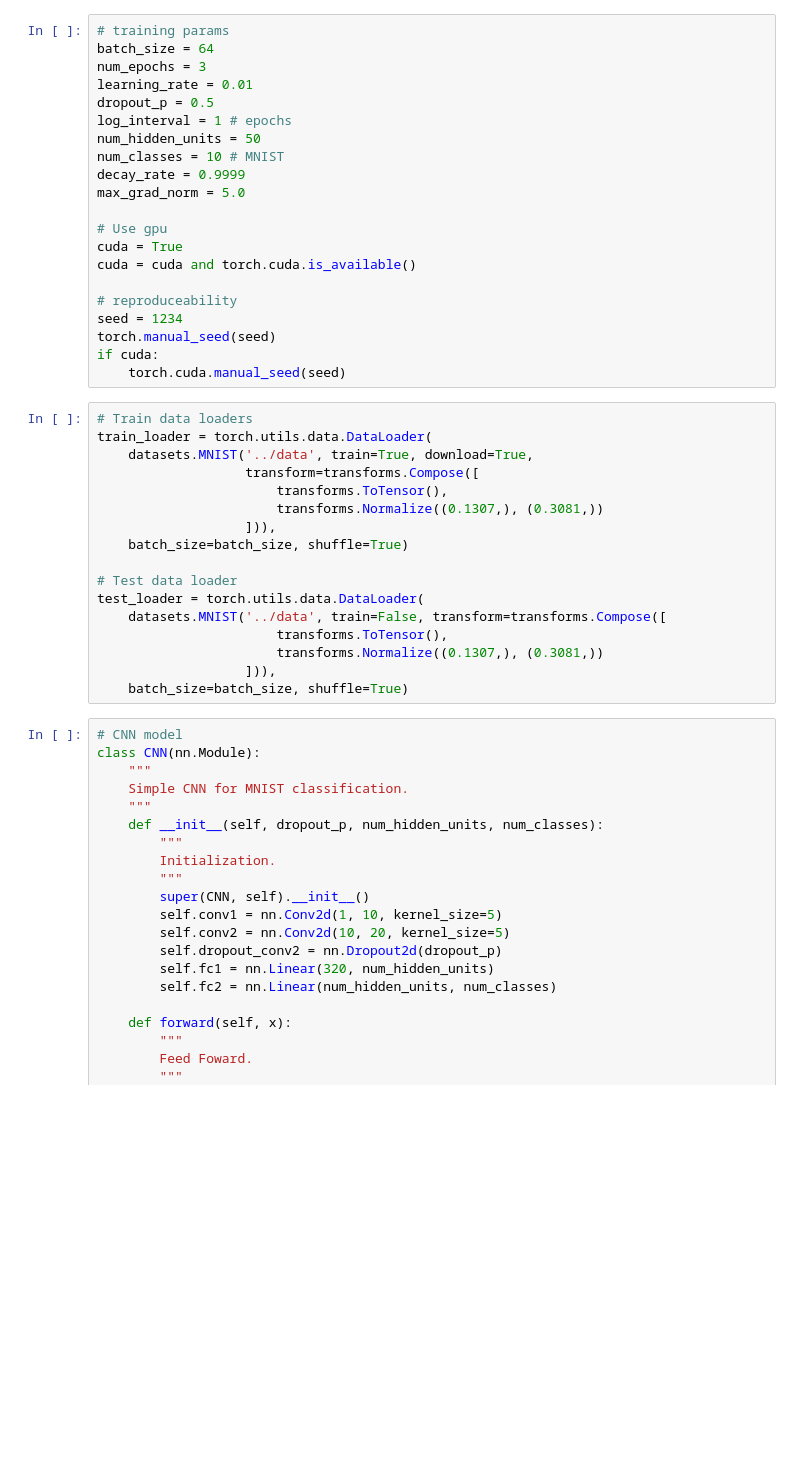
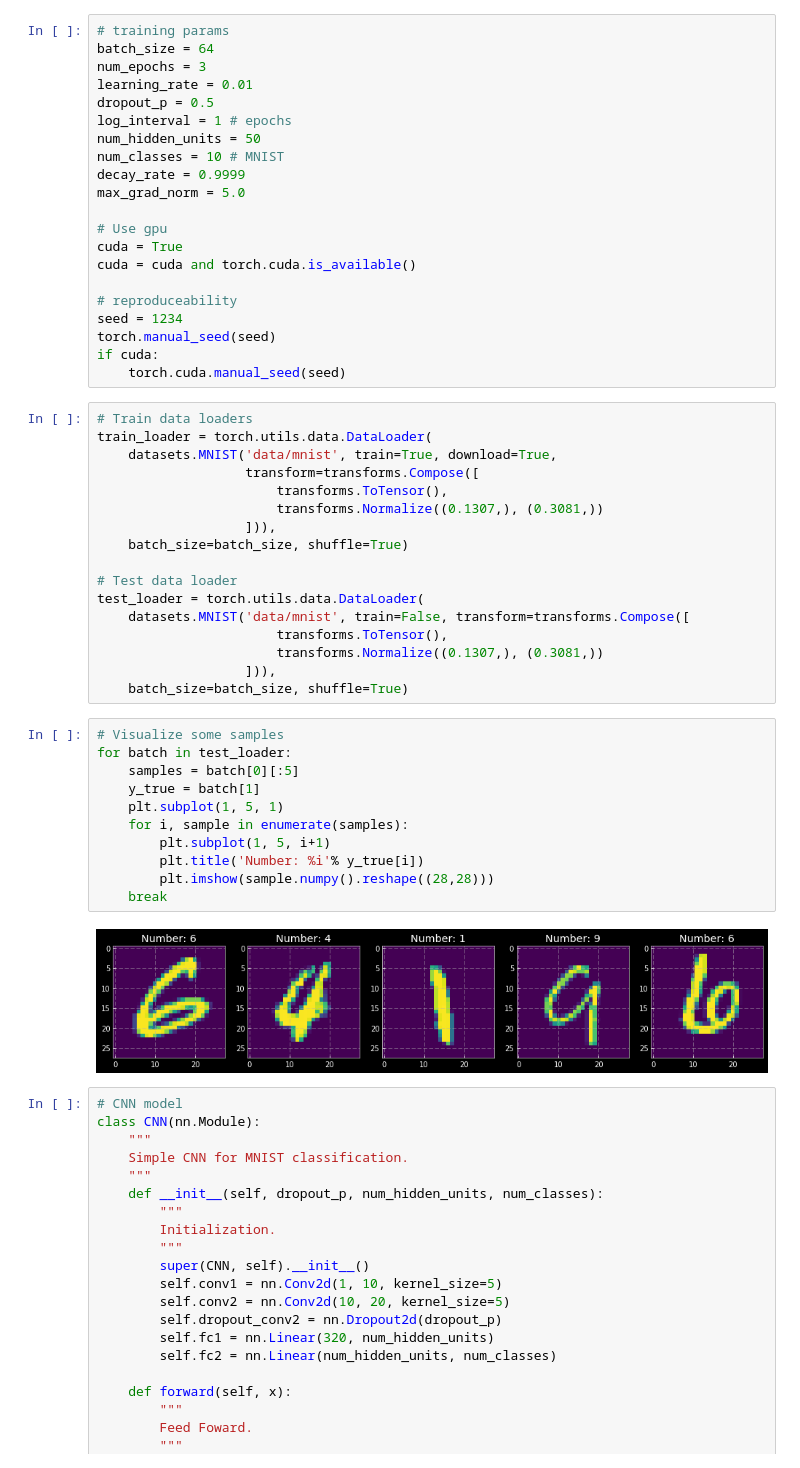
Before and after one commit to GokuMohandas/oreilly-pytorch, a Jupyter notebook: code/lesson2/lesson2.ipynb, the cells around one changed output. Cells and saved outputs as stored; diff of their text form; blank space fills up the shorter version.

```diff
--- a/code/lesson2/lesson2.ipynb
+++ b/code/lesson2/lesson2.ipynb
@@ -73,7 +75,7 @@ if cuda:
 # %%
 # Train data loaders
 train_loader = torch.utils.data.DataLoader(
-    datasets.MNIST('../data', train=True, download=True,
+    datasets.MNIST('data/mnist', train=True, download=True,
                    transform=transforms.Compose([
                        transforms.ToTensor(),
                        transforms.Normalize((0.1307,), (0.3081,))
@@ -82,11 +84,24 @@ train_loader = torch.utils.data.DataLoader(
 
 # Test data loader
 test_loader = torch.utils.data.DataLoader(
-    datasets.MNIST('../data', train=False, transform=transforms.Compose([
+    datasets.MNIST('data/mnist', train=False, transform=transforms.Compose([
                        transforms.ToTensor(),
                        transforms.Normalize((0.1307,), (0.3081,))
                    ])),
     batch_size=batch_size, shuffle=True)
+# %%
+# Visualize some samples
+for batch in test_loader:
+    samples = batch[0][:5]
+    y_true = batch[1]
+    plt.subplot(1, 5, 1)
+    for i, sample in enumerate(samples):
+        plt.subplot(1, 5, i+1)
+        plt.title('Number: %i'% y_true[i])
+        plt.imshow(sample.numpy().reshape((28,28)))
+    break
+# %% [output]
+[figure, added]
 # %%
 # CNN model
 class CNN(nn.Module):
```
Also changed, not shown: parts of 18 cells of this notebook.
